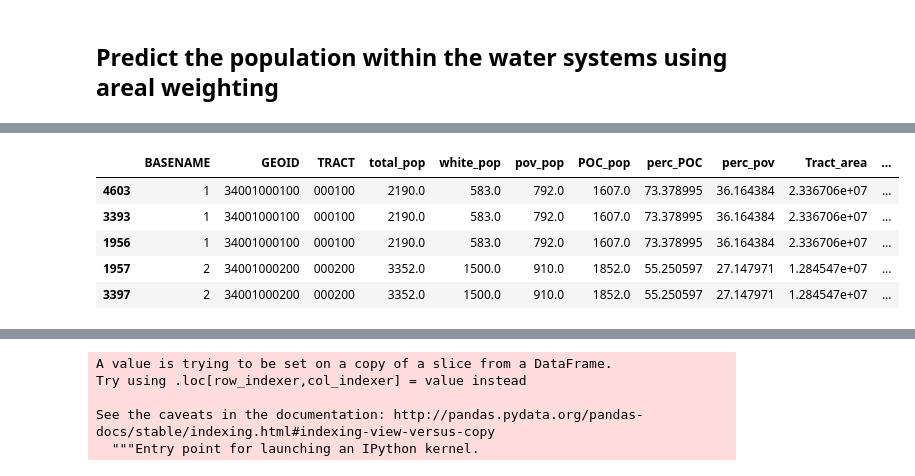
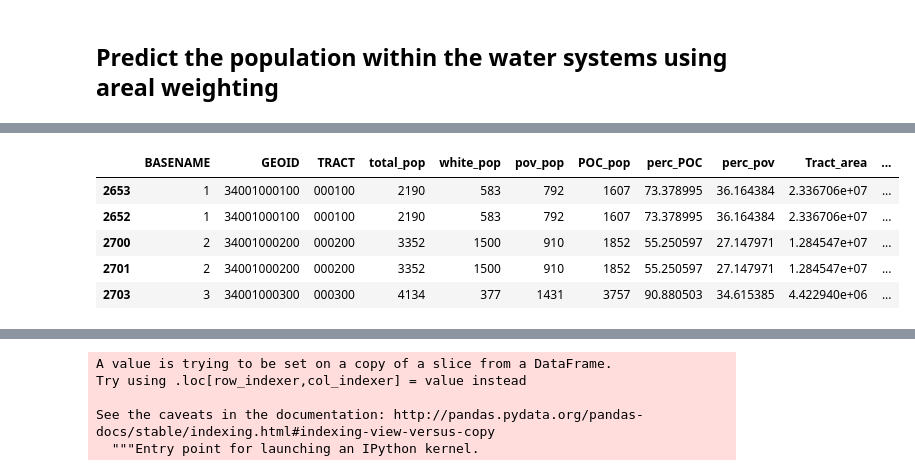
Before and after one commit to zstatmanweil/EJ-analysis-map, a Jupyter notebook: SpatialAnalysis/ArealWeighting.ipynb, the cells around one changed output, grey strips where cells are left out. Cells and saved outputs as stored; diff of their text form; code cells hidden in the pictures.

```diff
--- a/SpatialAnalysis/ArealWeighting.ipynb
+++ b/SpatialAnalysis/ArealWeighting.ipynb
@@ -120,4 +124,4 @@ plt.show()
 # %%
-union = gpd.overlay(census_geodata, pws_geodata, how="union")
+intersect = gpd.overlay(census_geodata, pws_geodata, how="intersection")
 # %%
 with pd.option_context('display.max_columns', None):
@@ -152,5 +156,5 @@ memory usage: 1.4+ MB
 # %%
 # Remove unecessary rows and change some names to be more clear
-union = union.drop(columns=['AREALAND','AREAWATER','state','county','tract_1','CENTLAT','CENTLON','STGEOMETRY', 'STGEOMET_1','PWID_URL', 'AGENCY_URL','USER_LAST_','TMSP_LAST_','SHAPE_Leng'])
-union = union.rename(columns={'SHAPE_Area': 'PWS_Area'})
+intersect = intersect.drop(columns=['AREALAND','AREAWATER','state','county','tract_1','CENTLAT','CENTLON','STGEOMETRY', 'STGEOMET_1','PWID_URL', 'AGENCY_URL','USER_LAST_','TMSP_LAST_','SHAPE_Leng'])
+intersect = intersect.rename(columns={'SHAPE_Area': 'PWS_Area'})
 # %%
@@ -182 +180,7 @@ union['UnionPOC_pop'] = (union['Union_area'] / union['Tract_area']) * union['POC
+# %%
+intersect['Intersect_area'] = intersect.geometry.area
+# %%
+intersect['Intersect_total_pop'] = (intersect['Intersect_area'] / intersect['Tract_area']) * intersect['total_pop']
+intersect['Intersect_pov_pop'] = (intersect['Intersect_area'] / intersect['Tract_area']) * intersect['pov_pop']
+intersect['Intersect_POC_pop'] = (intersect['Intersect_area'] / intersect['Tract_area']) * intersect['POC_pop']
 # %%
@@ -194,11 +198,11 @@ plt.show()
 # %%
 with pd.option_context('display.max_columns', None):
-    display(union.sort_values(by=['GEOID']).head(5))
+    display(intersect.sort_values(by=['GEOID']).head(5))
 # %% [output]
 |  | BASENAME | GEOID | TRACT | total_pop | white_pop | pov_pop | POC_pop | perc_POC | perc_pov | Tract_area | ... |
-| 4603 | 1 | 34001000100 | 000100 | 2190.0 | 583.0 | 792.0 | 1607.0 | 73.378995 | 36.164384 | 2.336706e+07 | ... |
-| 3393 | 1 | 34001000100 | 000100 | 2190.0 | 583.0 | 792.0 | 1607.0 | 73.378995 | 36.164384 | 2.336706e+07 | ... |
-| 1956 | 1 | 34001000100 | 000100 | 2190.0 | 583.0 | 792.0 | 1607.0 | 73.378995 | 36.164384 | 2.336706e+07 | ... |
-| 1957 | 2 | 34001000200 | 000200 | 3352.0 | 1500.0 | 910.0 | 1852.0 | 55.250597 | 27.147971 | 1.284547e+07 | ... |
-| 3397 | 2 | 34001000200 | 000200 | 3352.0 | 1500.0 | 910.0 | 1852.0 | 55.250597 | 27.147971 | 1.284547e+07 | ... |
+| 2653 | 1 | 34001000100 | 000100 | 2190 | 583 | 792 | 1607 | 73.378995 | 36.164384 | 2.336706e+07 | ... |
+| 2652 | 1 | 34001000100 | 000100 | 2190 | 583 | 792 | 1607 | 73.378995 | 36.164384 | 2.336706e+07 | ... |
+| 2700 | 2 | 34001000200 | 000200 | 3352 | 1500 | 910 | 1852 | 55.250597 | 27.147971 | 1.284547e+07 | ... |
+| 2701 | 2 | 34001000200 | 000200 | 3352 | 1500 | 910 | 1852 | 55.250597 | 27.147971 | 1.284547e+07 | ... |
+| 2703 | 3 | 34001000300 | 000300 | 4134 | 377 | 1431 | 3757 | 90.880503 | 34.615385 | 4.422940e+06 | ... |
 # %%
```
Also changed, not shown: parts of 18 cells of this notebook.
